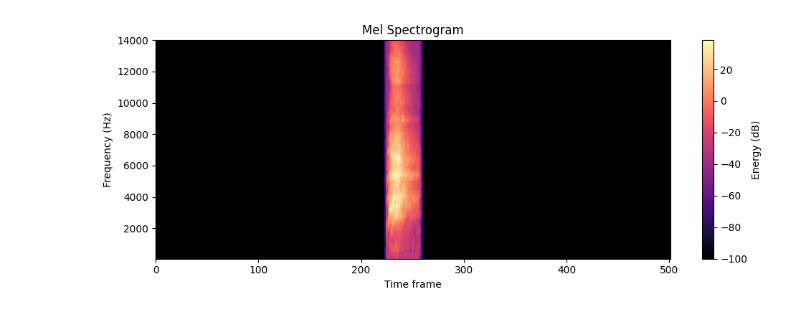
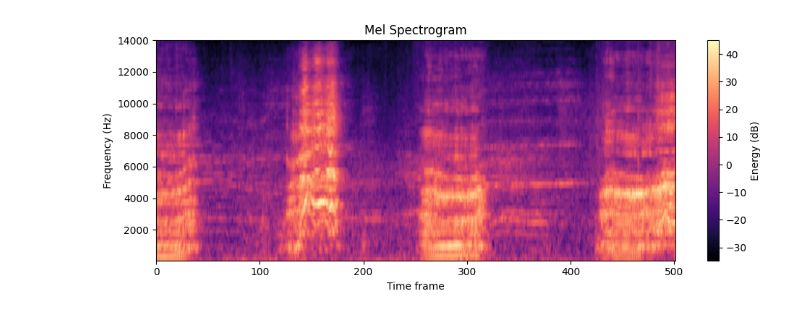
Before and after one commit to exile8/coursework24, a Jupyter notebook: train_model_mel.ipynb, the cells around one changed output. Drawn from its saved outputs; the diff is of its cells as text; code cells hidden in the pictures.

```diff
--- a/train_model_mel.ipynb
+++ b/train_model_mel.ipynb
@@ -17,5 +10,6 @@ from IPython.display import Audio
 # %%
-root_dir = "/root/ESC50"
+# root_dir = "/root/ESC50"
+root_dir = "/home/yuliya/ESC50"
 sr = 32000
 train_folds = [1, 2, 3]
 valid_folds = [4]
@@ -44,6 +38,6 @@ train_data = ESC50dataset(root_dir=root_dir, sr=sr, folds=train_folds, normalize
 valid_data = ESC50dataset(root_dir=root_dir, sr=sr, folds=valid_folds, normalize="peak", feature_extractor=feature_extractor)
 test_data = ESC50dataset(root_dir=root_dir, sr=sr, folds=test_folds, normalize="peak", feature_extractor=feature_extractor)
 # %%
-plot_spec(train_data[0][0], sample_rate=sr, fmin=f_min, fmax=f_max)
+plot_spec(test_data[0][0], sample_rate=sr, fmin=f_min, fmax=f_max)
 # %% [output]
-[figure, old version]
+[figure, new version]
```
Also changed, not shown: parts of 8 cells of this notebook, 3 other files.
